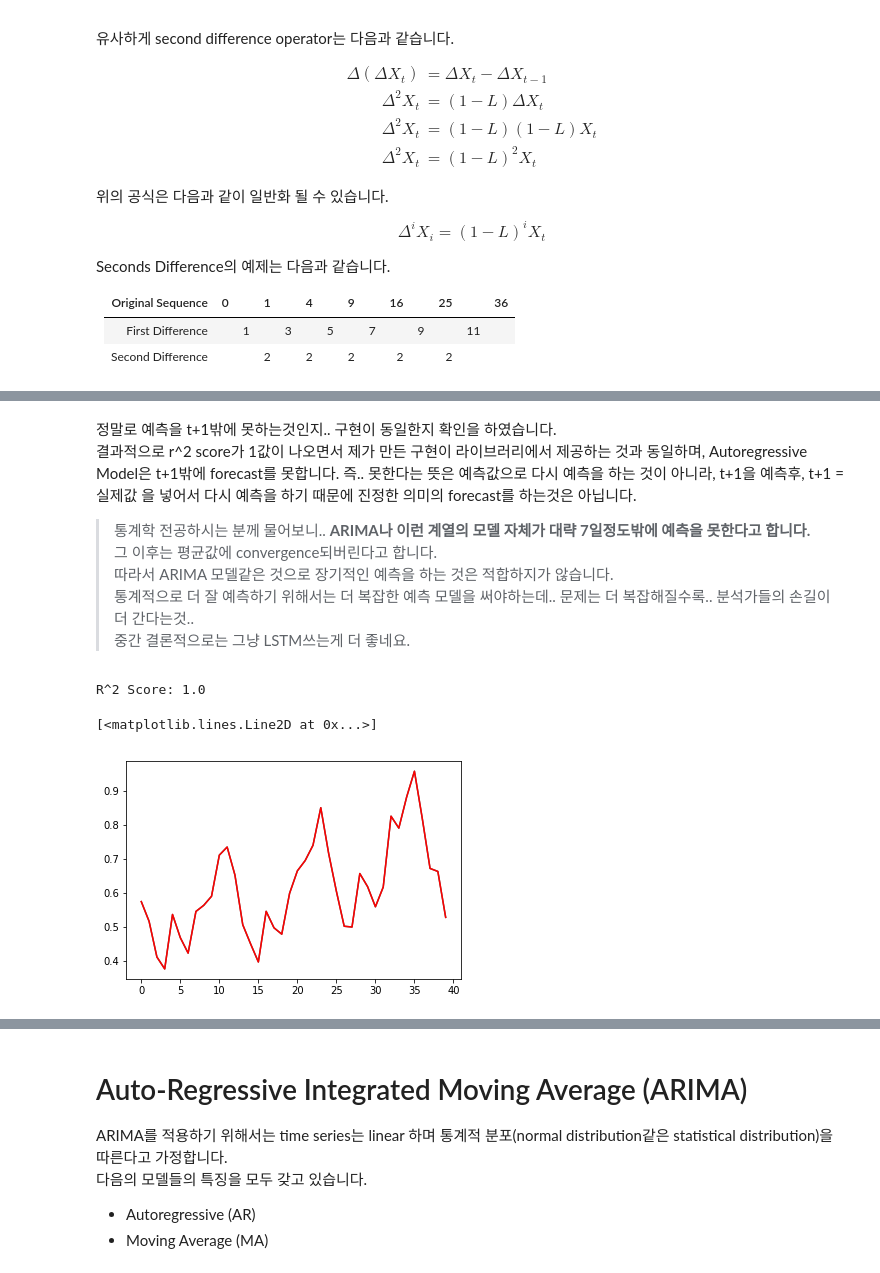
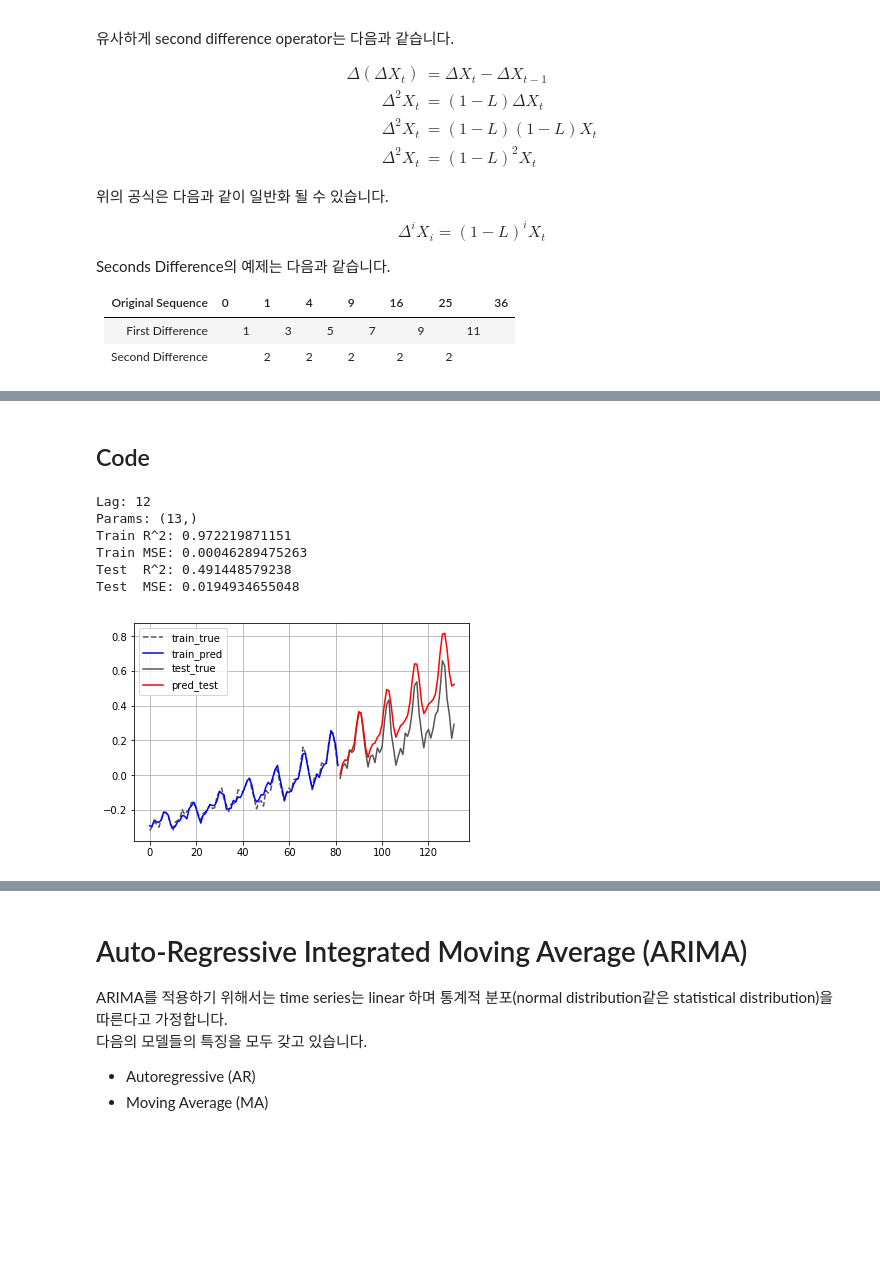
Before and after one commit to AndersonJo/arima-python, a Jupyter notebook: ARIMA.ipynb, the cells around one changed output, grey strips where cells are left out. Cells and saved outputs as stored; diff of their text form; code cells hidden in the pictures; blank space fills up the shorter version.

```diff
--- a/ARIMA.ipynb
+++ b/ARIMA.ipynb
@@ -380,29 +320,37 @@ R^2 Score: -3.2181543123
-# %% [markdown]
-정말로 예측을 t+1밖에 못하는것인지.. 구현이 동일한지 확인을 하였습니다. <br>
-결과적으로 r^2 score가 1값이 나오면서 제가 만든 구현이 라이브러리에서 제공하는 것과 동일하며, Autoregressive Model은 t+1밖에 forecast를 못합니다. 즉.. 못한다는 뜻은 예측값으로 다시 예측을 하는 것이 아니라, t+1을 예측후, t+1 = 실제값 을 넣어서 다시 예측을 하기 때문에 진정한 의미의 forecast를 하는것은 아닙니다.
-
-> 통계학 전공하시는 분께 물어보니.. **ARIMA나 이런 계열의 모델 자체가 대략 7일정도밖에 예측을 못한다고 합니다.** <br>
-> 그 이후는 평균값에 convergence되버린다고 합니다. <br>
-> 따라서 ARIMA 모델같은 것으로 장기적인 예측을 하는 것은 적합하지가 않습니다.<br>
-> 통계적으로 더 잘 예측하기 위해서는 더 복잡한 예측 모델을 써야하는데.. 문제는 더 복잡해질수록.. 분석가들의 손길이 더 간다는것.. <br>
-> 중간 결론적으로는 그냥 LSTM쓰는게 더 좋네요.
-# %%
-model2 = AR(test)
-model2 = model2.fit(disp=True)
-pred1 = model2.predict(start=model2.k_ar, end=len(test)+model2.k_ar-1)
-pred2 = forecast(model2, test, n=len(test), real=False)
-
-# 내가 만든 forecast와 predict의 구현 차이가 조금 있다. 하지만 결과는 동일하다
-pred1 = pred1[:-model2.k_ar]
-pred2 = pred2[model2.k_ar:]
-
-print('R^2 Score:', r2_score(pred1, pred2))
-plot(pred1, color="#555555")
-plot(pred2, color='red')
-# %% [output]
-R^2 Score: 1.0
-[<matplotlib.lines.Line2D at 0x...>]
-[figure, removed]
+# %% [markdown]
+## Code
+# %%
+PRED_N = 300
+model_ar = AR(train)
+model_ar = model_ar.fit(disp=True)
+
+pred_train = model_ar.predict(start=model_ar.k_ar, end=len(train)-1)
+pred_test = model_ar.predict(start=len(train), end=len(train)+len(test)-1)
+
+x_train = np.arange(len(pred_train))
+x_test = np.arange(len(pred_train), len(pred_train) + len(pred_test))
+
+plot(x_train, train[model_ar.k_ar:], linestyle="--", label='train_true', color="#555555")
+plot(x_train, pred_train, label='train_pred', color='blue')
+plot(x_test, test, label='test_true',  color='#555555')
+plot(x_test, pred_test, label='pred_test', color='red')
+legend()
+grid()
+
+print('Lag:', model_ar.k_ar)
+print('Params:', model_ar.params.shape)
+print('Train R^2:', r2_score(pred_train, train[model_ar.k_ar:]))
+print('Train MSE:', mean_squared_error(pred_train, train[model_ar.k_ar:]))
+print('Test  R^2:', r2_score(pred_test, test))
+print('Test  MSE:', mean_squared_error(pred_test, test))
+# %% [output]
+Lag: 12
+Params: (13,)
+Train R^2: 0.972219871151
+Train MSE: 0.00046289475263
+Test  R^2: 0.491448579238
+Test  MSE: 0.0194934655048
+[figure, added]
 # %% [markdown]
 # Moving Average Model
 
```
Also changed, not shown: parts of 23 cells of this notebook.
